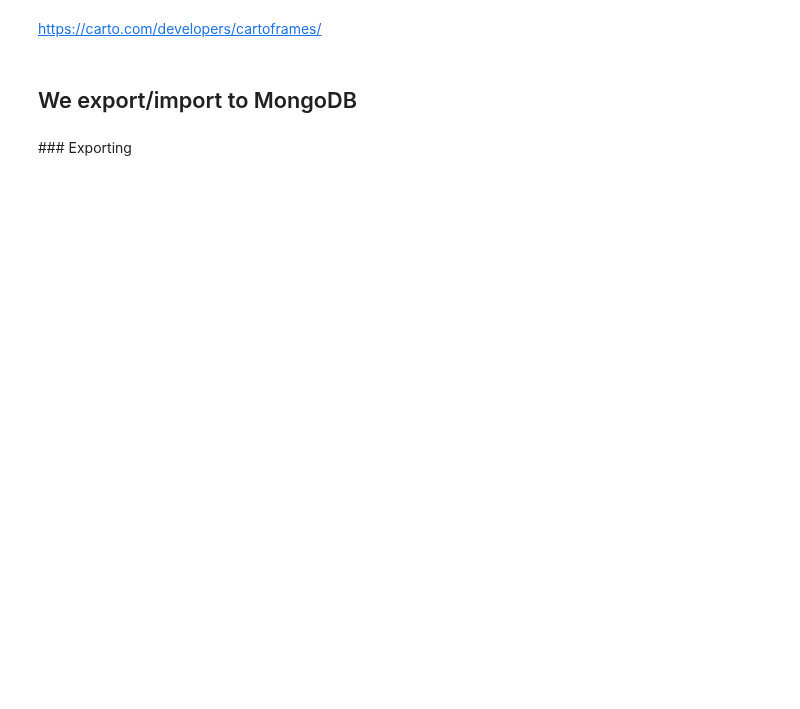
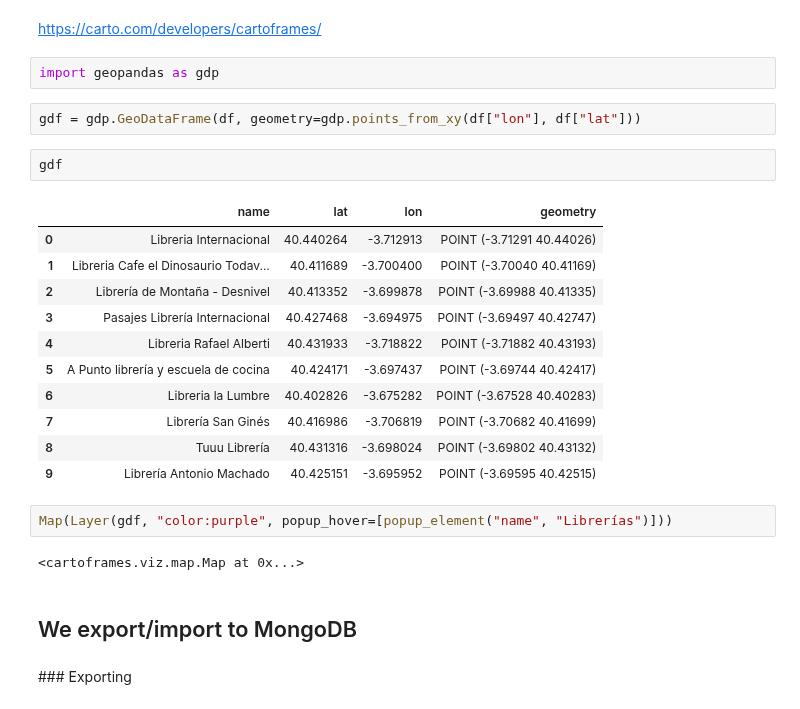
Before and after one commit to Ironhack-data-bcn-january-2023/lectures, a Jupyter notebook: week-4/04-II-geo-dataframe-carto-4sq.ipynb, the cells around one changed output. Cells and saved outputs as stored; diff of their text form; blank space fills up the shorter version.

```diff
--- a/week-4/04-II-geo-dataframe-carto-4sq.ipynb
+++ b/week-4/04-II-geo-dataframe-carto-4sq.ipynb
@@ -264,5 +275,27 @@ For the geometry column we have to put in this order Longitude, Latitude ⚠️
 # %% [markdown]
 https://carto.com/developers/cartoframes/
+# %%
+import geopandas as gdp
+# %%
+gdf = gdp.GeoDataFrame(df, geometry=gdp.points_from_xy(df["lon"], df["lat"]))
+# %%
+gdf
+# %% [output]
+|  | name | lat | lon | geometry |
+| 0 | Libreria Internacional | 40.440264 | -3.712913 | POINT (-3.71291 40.44026) |
+| 1 | Libreria Cafe el Dinosaurio Todav... | 40.411689 | -3.700400 | POINT (-3.70040 40.41169) |
+| 2 | Librería de Montaña - Desnivel | 40.413352 | -3.699878 | POINT (-3.69988 40.41335) |
+| 3 | Pasajes Librería Internacional | 40.427468 | -3.694975 | POINT (-3.69497 40.42747) |
+| 4 | Libreria Rafael Alberti | 40.431933 | -3.718822 | POINT (-3.71882 40.43193) |
+| 5 | A Punto librería y escuela de cocina | 40.424171 | -3.697437 | POINT (-3.69744 40.42417) |
+| 6 | Libreria la Lumbre | 40.402826 | -3.675282 | POINT (-3.67528 40.40283) |
+| 7 | Librería San Ginés | 40.416986 | -3.706819 | POINT (-3.70682 40.41699) |
+| 8 | Tuuu Librería | 40.431316 | -3.698024 | POINT (-3.69802 40.43132) |
+| 9 | Librería Antonio Machado | 40.425151 | -3.695952 | POINT (-3.69595 40.42515) |
+# %%
+Map(Layer(gdf, "color:purple", popup_hover=[popup_element("name", "Librerías")]))
+# %% [output]
+<cartoframes.viz.map.Map at 0x...>
 # %% [markdown]
 ## We export/import to MongoDB
 # %% [markdown]
```
Also changed, not shown: parts of 20 cells of this notebook, 1 other file.
